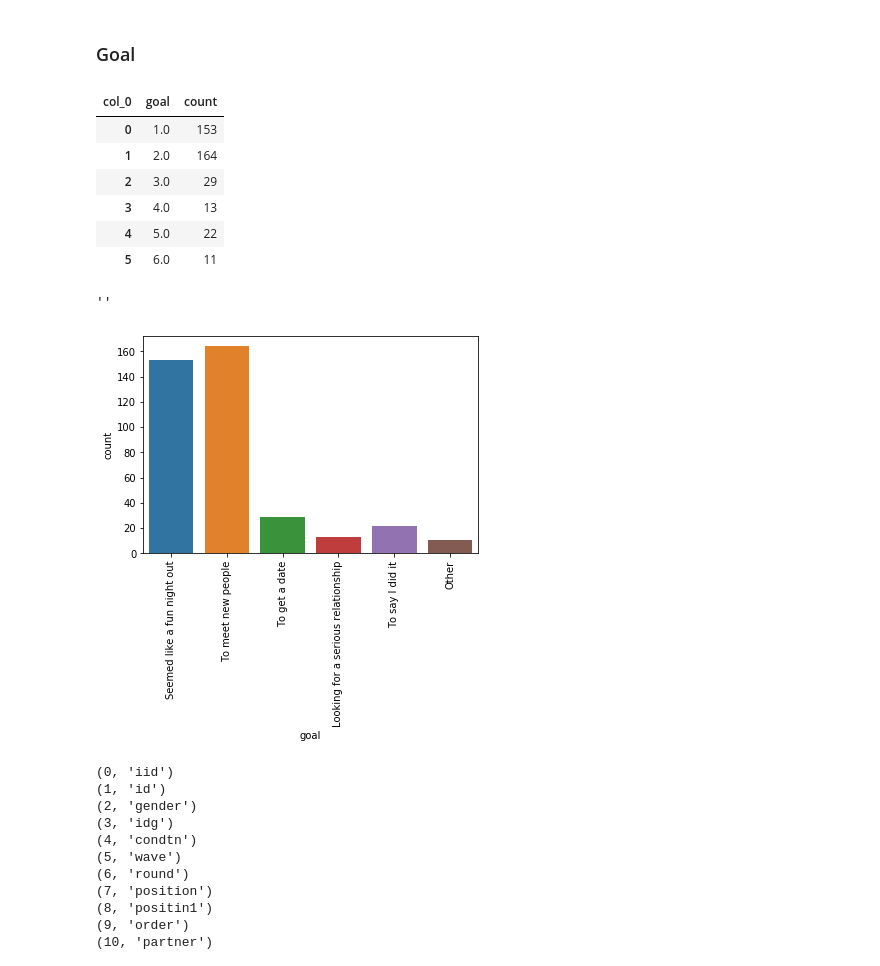
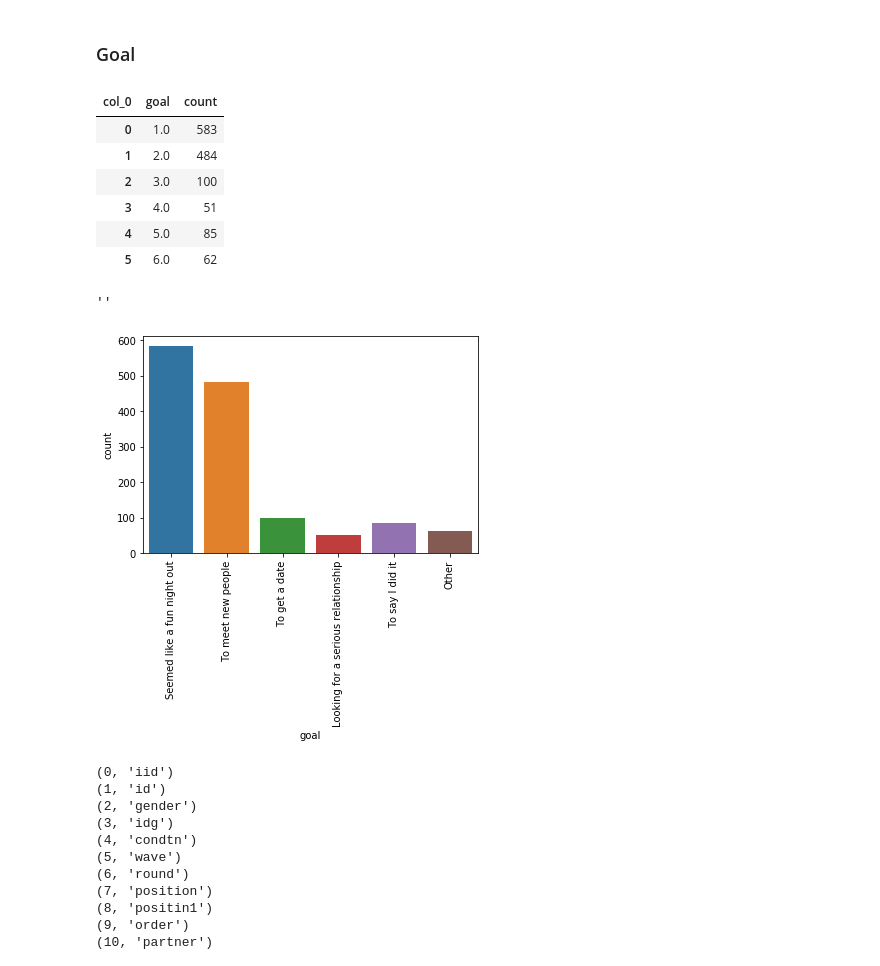
Before and after one commit to Classical-machine-learning/speedDating, a Jupyter notebook: main.ipynb, the cells around one changed output. Saved outputs shown, nothing was run; the diff lists cells and outputs as text; code cells hidden in the pictures.

```diff
--- a/main.ipynb
+++ b/main.ipynb
@@ -34,6 +38,6 @@ df.shape
 # %% [output]
 (8378, 130)
 # %%
-df2 = df.dropna()
+df2 = df.copy()
 # %% [markdown]
 ## Only filter out people who got to the second date
@@ -154,20 +168,20 @@ goal = pd.crosstab(index=matched["goal"], columns="count").reset_index()
 goal
 # %% [output]
 | col_0 | goal | count |
-| 0 | 1.0 | 153 |
-| 1 | 2.0 | 164 |
-| 2 | 3.0 | 29 |
-| 3 | 4.0 | 13 |
-| 4 | 5.0 | 22 |
-| 5 | 6.0 | 11 |
+| 0 | 1.0 | 583 |
+| 1 | 2.0 | 484 |
+| 2 | 3.0 | 100 |
+| 3 | 4.0 | 51 |
+| 4 | 5.0 | 85 |
+| 5 | 6.0 | 62 |
 # %%
 sns.barplot(x=goal["goal"], y=goal["count"]).set_xticklabels(
-    rotation=, labels=cols2
+    rotation=90, labels=cols2
 )
 ;
 # %% [output]
 ''
-[figure, old version]
+[figure, new version]
 # %%
 for a in enumerate(matched.columns):
     print(a)
```
Also changed, not shown: parts of 16 cells of this notebook, 2 other files.
